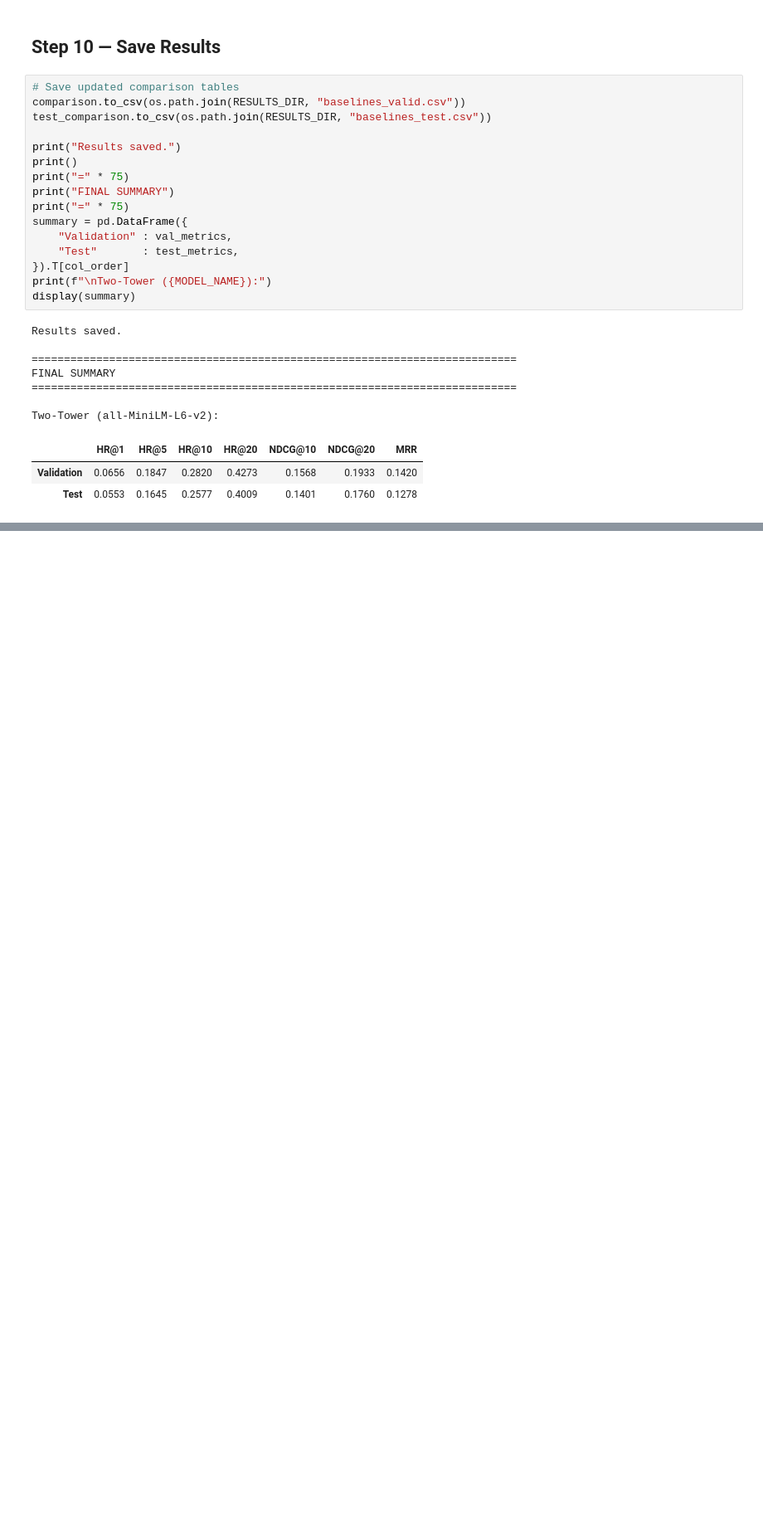
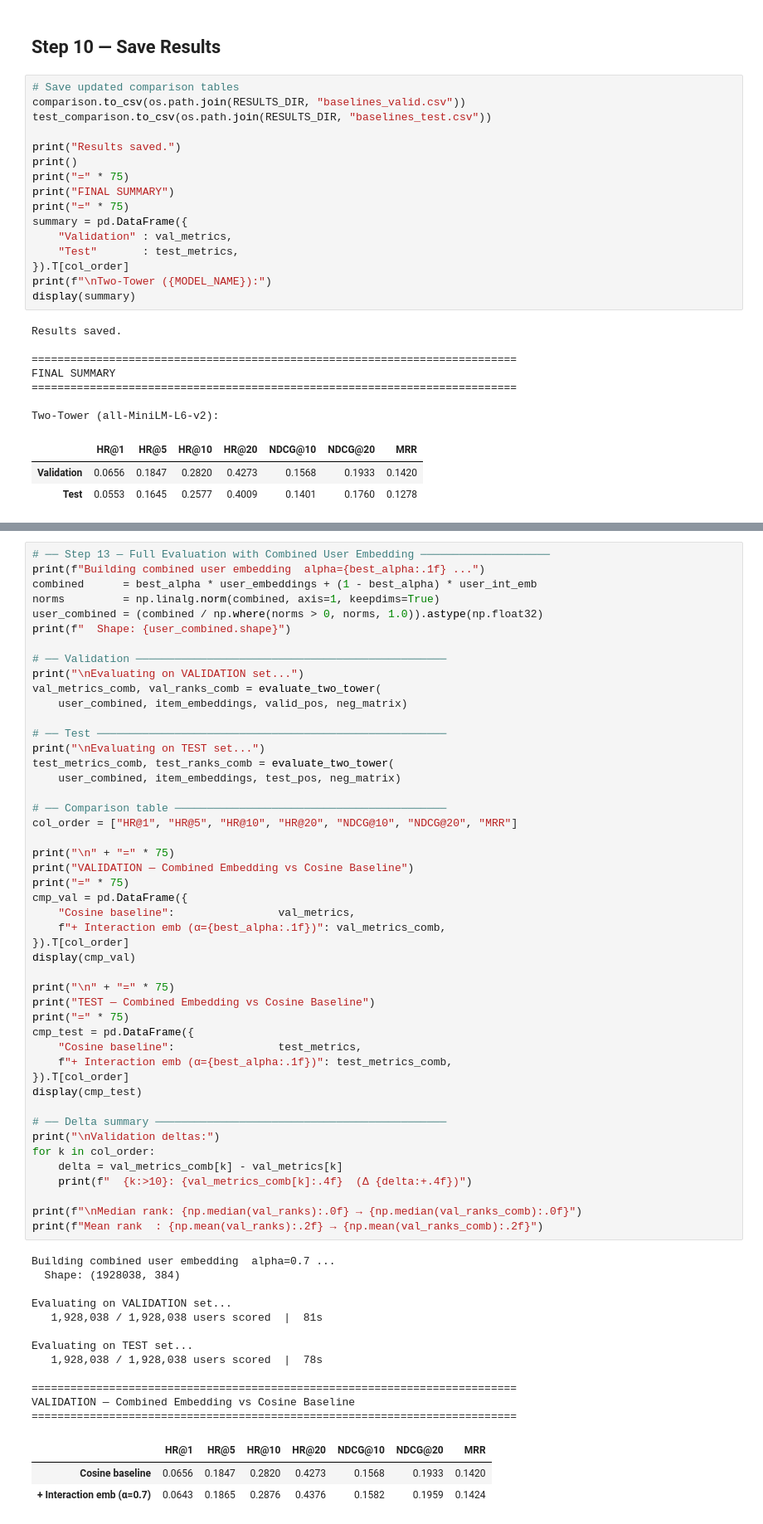
Before and after one commit to sauerpatchkid/256_hotelrecommender, a Jupyter notebook: LLM/256_two_tower.ipynb, the cells around one changed output, grey strips where cells are left out. Shown at 83% size. Saved outputs shown, nothing was run; the diff lists cells and outputs as text; blank space fills up the shorter version.

```diff
--- a/LLM/256_two_tower.ipynb
+++ b/LLM/256_two_tower.ipynb
@@ -553,0 +673,63 @@ Two-Tower (all-MiniLM-L6-v2):
+# %%
+# ── Step 13 — Full Evaluation with Combined User Embedding ────────────────────
+print(f"Building combined user embedding  alpha={best_alpha:.1f} ...")
+combined      = best_alpha * user_embeddings + (1 - best_alpha) * user_int_emb
+norms         = np.linalg.norm(combined, axis=1, keepdims=True)
+user_combined = (combined / np.where(norms > 0, norms, 1.0)).astype(np.float32)
+print(f"  Shape: {user_combined.shape}")
+
+# ── Validation ────────────────────────────────────────────────
+print("\nEvaluating on VALIDATION set...")
+val_metrics_comb, val_ranks_comb = evaluate_two_tower(
+    user_combined, item_embeddings, valid_pos, neg_matrix)
+
+# ── Test ──────────────────────────────────────────────────────
+print("\nEvaluating on TEST set...")
+test_metrics_comb, test_ranks_comb = evaluate_two_tower(
+    user_combined, item_embeddings, test_pos, neg_matrix)
+
+# ── Comparison table ──────────────────────────────────────────
+col_order = ["HR@1", "HR@5", "HR@10", "HR@20", "NDCG@10", "NDCG@20", "MRR"]
+
+print("\n" + "=" * 75)
+print("VALIDATION — Combined Embedding vs Cosine Baseline")
+print("=" * 75)
+cmp_val = pd.DataFrame({
+    "Cosine baseline":                val_metrics,
+    f"+ Interaction emb (α={best_alpha:.1f})": val_metrics_comb,
+}).T[col_order]
+display(cmp_val)
+
+print("\n" + "=" * 75)
+print("TEST — Combined Embedding vs Cosine Baseline")
+print("=" * 75)
+cmp_test = pd.DataFrame({
+    "Cosine baseline":                test_metrics,
+    f"+ Interaction emb (α={best_alpha:.1f})": test_metrics_comb,
+}).T[col_order]
+display(cmp_test)
+
+# ── Delta summary ─────────────────────────────────────────────
+print("\nValidation deltas:")
+for k in col_order:
+    delta = val_metrics_comb[k] - val_metrics[k]
+    print(f"  {k:>10}: {val_metrics_comb[k]:.4f}  (Δ {delta:+.4f})")
+
+print(f"\nMedian rank: {np.median(val_ranks):.0f} → {np.median(val_ranks_comb):.0f}")
+print(f"Mean rank  : {np.mean(val_ranks):.2f} → {np.mean(val_ranks_comb):.2f}")
+# %% [output]
+Building combined user embedding  alpha=0.7 ...
+  Shape: (1928038, 384)
+
+Evaluating on VALIDATION set...
+   1,928,038 / 1,928,038 users scored  |  81s
+
+Evaluating on TEST set...
+   1,928,038 / 1,928,038 users scored  |  78s
+
+===========================================================================
+VALIDATION — Combined Embedding vs Cosine Baseline
+===========================================================================
+|  | HR@1 | HR@5 | HR@10 | HR@20 | NDCG@10 | NDCG@20 | MRR |
+| Cosine baseline | 0.0656 | 0.1847 | 0.2820 | 0.4273 | 0.1568 | 0.1933 | 0.1420 |
+| + Interaction emb (α=0.7) | 0.0643 | 0.1865 | 0.2876 | 0.4376 | 0.1582 | 0.1959 | 0.1424 |
```
Also changed, not shown: parts of 16 cells of this notebook, 1 other file.
